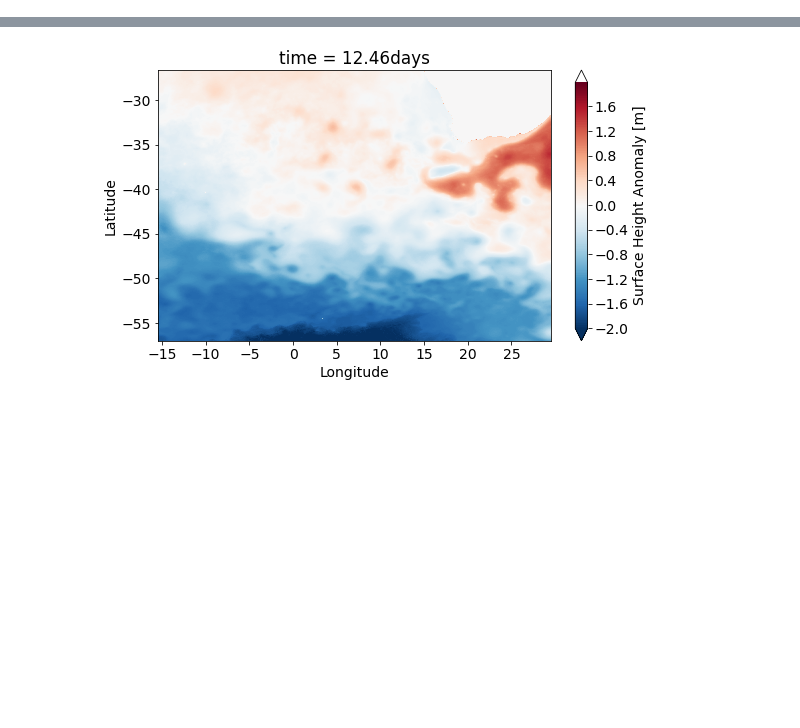
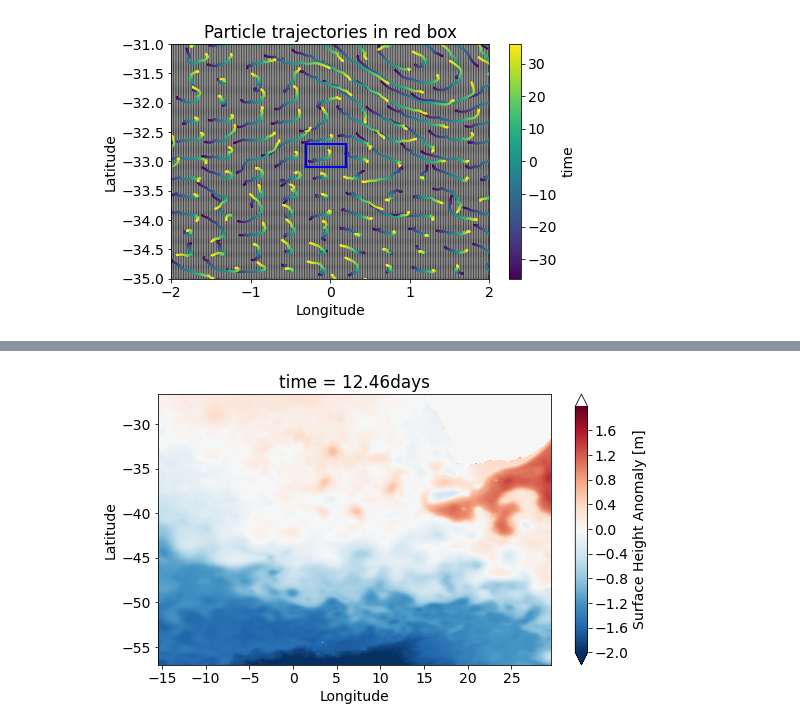
Before and after one commit to cspencerjones/separating-balanced, a Jupyter notebook: python/basic_figures.ipynb, the cells around one changed output, grey strips where cells are left out. Saved outputs shown, nothing was run; the diff lists cells and outputs as text; code cells hidden in the pictures; blank space fills up the shorter version.

```diff
--- a/python/basic_figures.ipynb
+++ b/python/basic_figures.ipynb
@@ -74,0 +138,21 @@ array([[[ 7.57938698e-02,  6.60420656e-02,  6.18895292e-02, ...,
+# %%
+plt.figure(figsize=(7,4.5))
+ds.isel(z0=3,y0=slice(500,2000),x0=slice(0,1000)).plot.scatter(x='x0', y='y0',hue='z0',cmap='binary', s=0.1,vmax=-0.4,vmin=-10,add_guide=False)
+ds.isel(x0=np.arange(0,2160,20),y0=np.arange(0,2160,20),z0=3).assign_coords(time=ds.time/3600).plot.scatter(x='x', y='y', hue='time',cmap='viridis', s=1.6)
+plt.xlim(-2,2)
+plt.ylim(-35,-31)
+plt.xlabel('Longitude')
+plt.ylabel('Latitude')
+plt.title('Particle trajectories in red box')
+
+ax=plt.gca()
+rect = patches.Rectangle((-0.3, -33.1), 0.5, 0.4, linewidth=2, edgecolor='b', facecolor='none')
+
+# Add the patch to the Axes
+ax.add_patch(rect)
+
+plt.tight_layout()
+fig = plt.gcf()
+fig.savefig("particle_traj.png")
+# %% [output]
+[figure, added]
```
Also changed, not shown: parts of 13 cells of this notebook, 4 other files.
